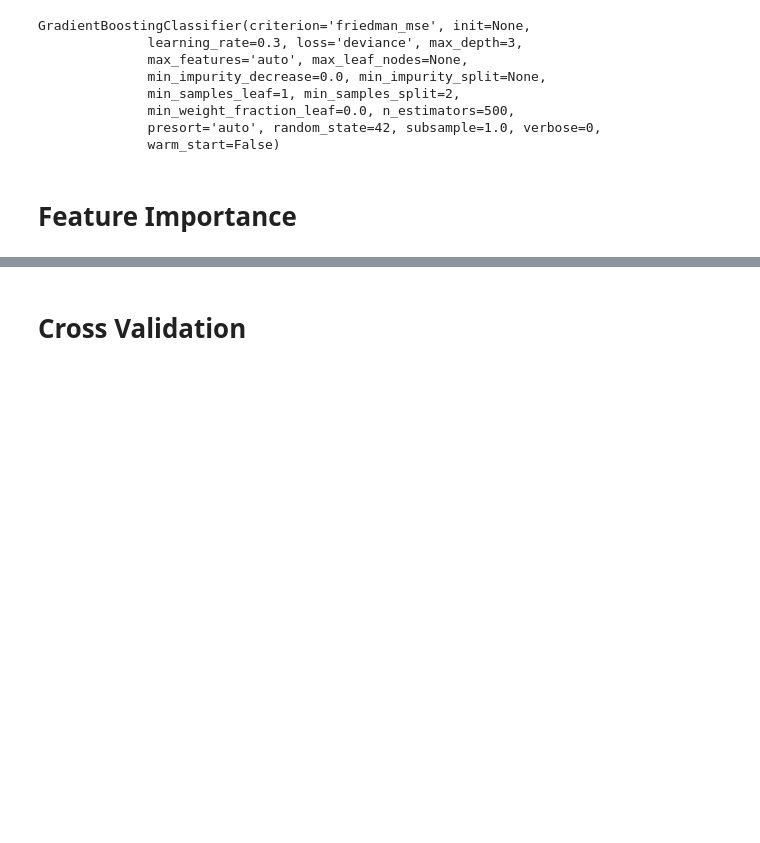
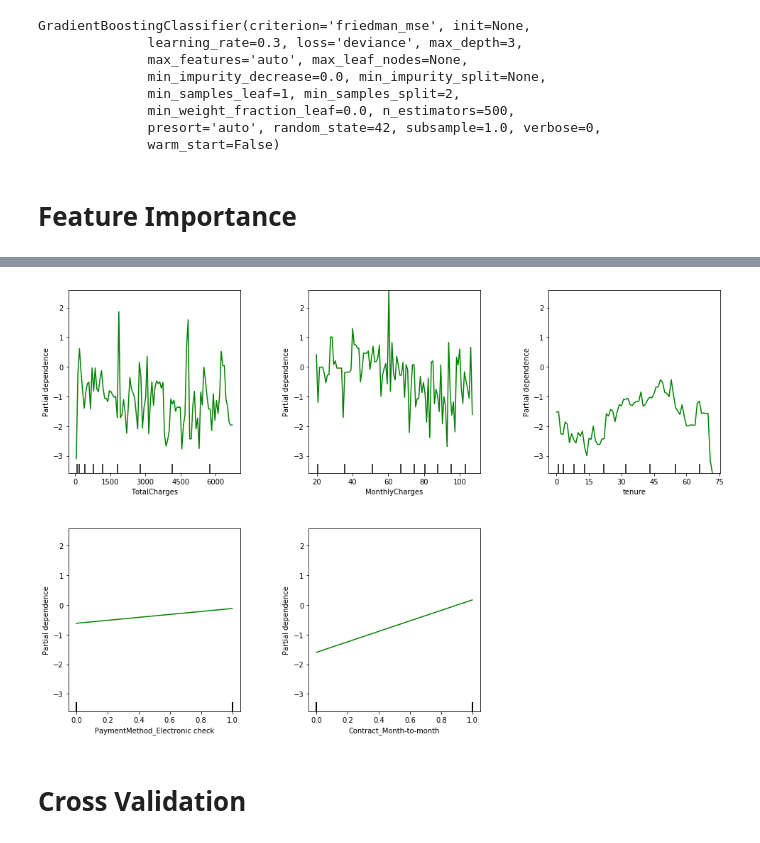
Before and after one commit to raviolli77/startup_weekend_supplement, a Jupyter notebook: churn_prediction/GradientBoostingMachine.ipynb, the cells around one changed output, grey strips where cells are left out. Drawn from its saved outputs; the diff is of its cells as text; code cells hidden in the pictures; blank space fills up the shorter version.

```diff
--- a/churn_prediction/GradientBoostingMachine.ipynb
+++ b/churn_prediction/GradientBoostingMachine.ipynb
@@ -264,3 +270,12 @@ variable_importance_plot(importances_gb, indices_gb)
+# %%
+fig, axs = plot_partial_dependence(fit_gb,
+                                   feature_space,
+                                   feature_names = names_index,
+                                   features=important_features)
+fig.set_figheight(15)
+fig.set_figwidth(15)
+# %% [output]
+[figure, added]
 # %% [markdown]
 # Cross Validation
 # %%
```
Also changed, not shown: parts of 15 cells of this notebook.
